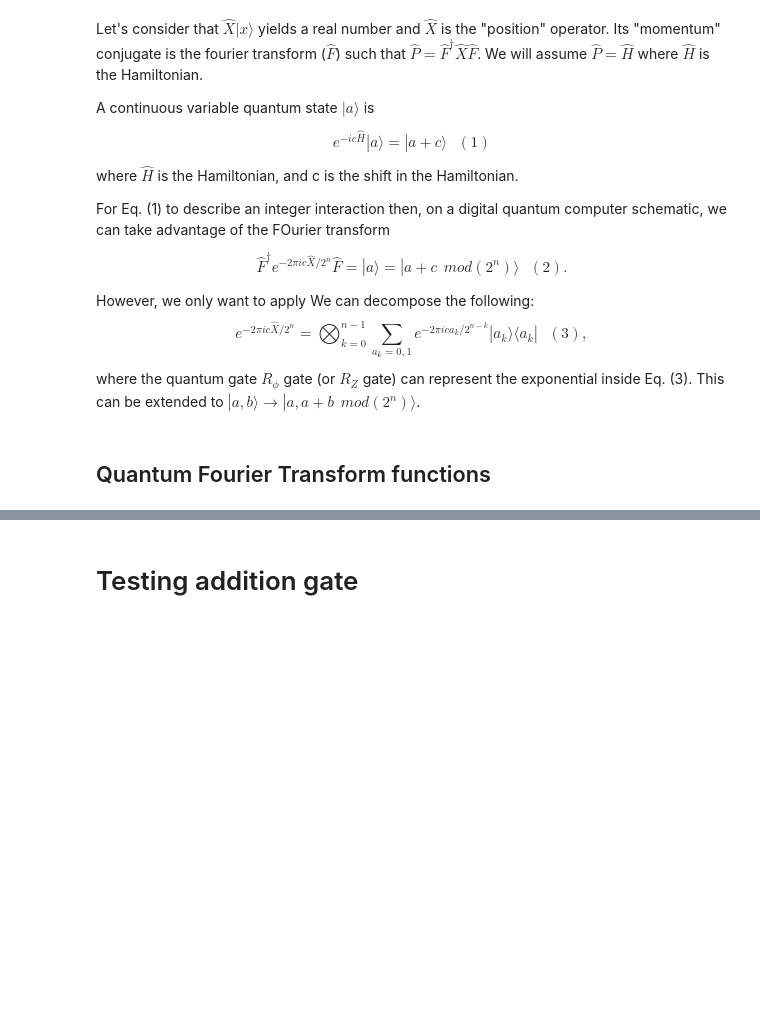
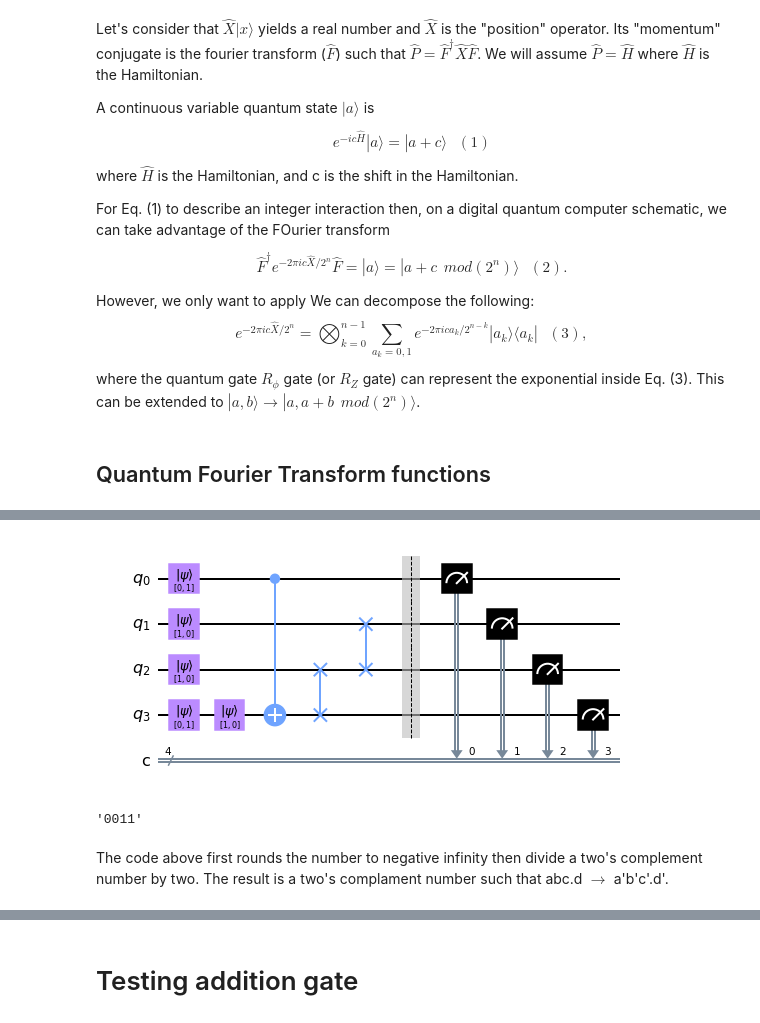
Before and after one commit to cwjsdsu/Qractice, a Jupyter notebook: Cobarrubia_Circuits/Cobarrubia_Quantum_ODE_Solver.ipynb, the cells around one changed output, grey strips where cells are left out. Saved outputs shown, nothing was run; the diff lists cells and outputs as text; code cells hidden in the pictures; blank space fills up the shorter version.

```diff
--- a/Cobarrubia_Circuits/Cobarrubia_Quantum_ODE_Solver.ipynb
+++ b/Cobarrubia_Circuits/Cobarrubia_Quantum_ODE_Solver.ipynb
@@ -122,0 +223,41 @@ def two_complament(circuit,n,qb_vec):
+# %%
+qct1 = QuantumCircuit(4,4)
+
+qct1.initialize([0,1],0)
+qct1.initialize([1,0],1)
+qct1.initialize([1,0],2)
+qct1.initialize([0,1],3)
+
+qct1.initialize([1,0],3)
+qct1.cx(0,3)
+qct1.swap(2,3)
+qct1.swap(1,2)
+
+#circtf = qft(QuantumCircuit(4,name='qft'),4)
+#qct1.append(circtf,[0,1,2,3])
+#
+#qct1.rz((2*np.pi*(1))/2**(4-0),0)
+#qct1.rz((2*np.pi*(1))/2**(4-1),1)
+#qct1.rz((2*np.pi*(1))/2**(4-2),2)
+#qct1.rz((2*np.pi*(1))/2**(4-3),3)
+#
+#circtfinv = qft_inv(QuantumCircuit(4,name='qft_inv'),4)
+#qct1.append(circtfinv,[0,1,2,3])
+qct1.barrier()
+
+
+qct1.measure(range(4),range(4))
+
+qct1.draw('mpl')
+# %% [output]
+[figure, added]
+# %%
+results = execute(qct1,backend = backend_sim, shots = N_shots).result()
+#abs(results.get_statevector())
+counts = results.get_counts()
+#plot_histogram(counts)
+max(counts, key=counts.get)
+# %% [output]
+'0011'
+# %% [markdown]
+The code above first rounds the number to negative infinity then divide a two's complement number by two. The result is a two's complament number such that abc.d $\rightarrow$ a'b'c'.d'.
```
Also changed, not shown: parts of 61 cells of this notebook, 4 other files.
